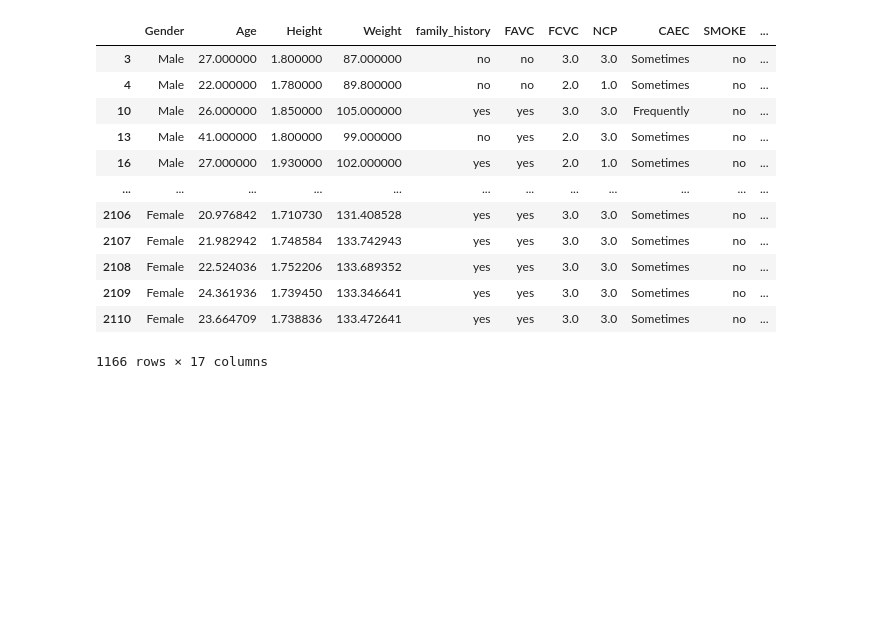
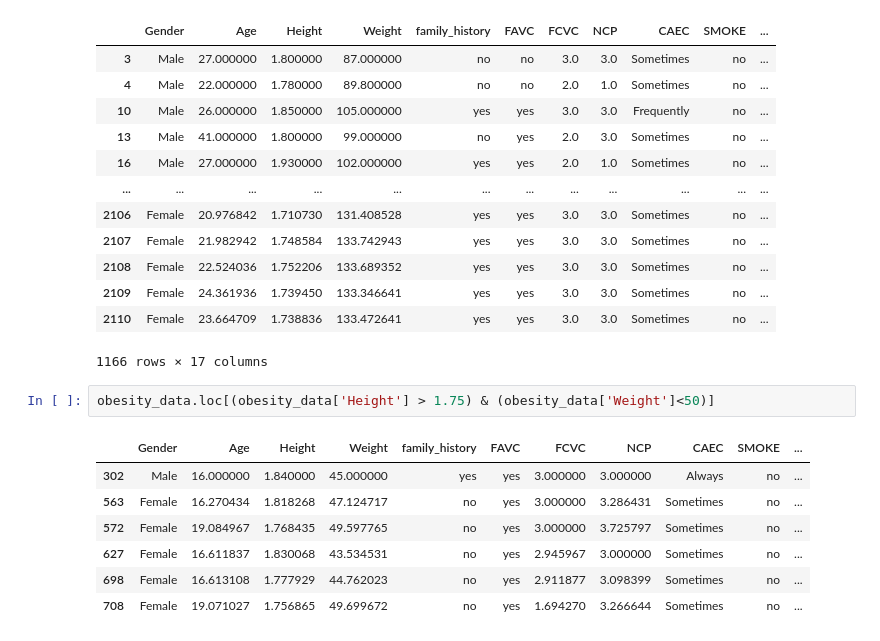
Before and after one commit to Nevin100/Pandas-PlayGround, a Jupyter notebook: Pandas.ipynb, the cells around one changed output. Cells and saved outputs as stored; diff of their text form; blank space fills up the shorter version.

```diff
--- a/Pandas.ipynb
+++ b/Pandas.ipynb
@@ -229,3 +229,13 @@ obesity_data.loc[obesity_data['Weight'] > 80]
 | 2109 | Female | 24.361936 | 1.739450 | 133.346641 | yes | yes | 3.0 | 3.0 | Sometimes | no | ... |
 | 2110 | Female | 23.664709 | 1.738836 | 133.472641 | yes | yes | 3.0 | 3.0 | Sometimes | no | ... |
 1166 rows × 17 columns
+# %%
+obesity_data.loc[(obesity_data['Height'] > 1.75) & (obesity_data['Weight']<50)]
+# %% [output]
+|  | Gender | Age | Height | Weight | family_history | FAVC | FCVC | NCP | CAEC | SMOKE | ... |
+| 302 | Male | 16.000000 | 1.840000 | 45.000000 | yes | yes | 3.000000 | 3.000000 | Always | no | ... |
+| 563 | Female | 16.270434 | 1.818268 | 47.124717 | no | yes | 3.000000 | 3.286431 | Sometimes | no | ... |
+| 572 | Female | 19.084967 | 1.768435 | 49.597765 | no | yes | 3.000000 | 3.725797 | Sometimes | no | ... |
+| 627 | Female | 16.611837 | 1.830068 | 43.534531 | no | yes | 2.945967 | 3.000000 | Sometimes | no | ... |
+| 698 | Female | 16.613108 | 1.777929 | 44.762023 | no | yes | 2.911877 | 3.098399 | Sometimes | no | ... |
+| 708 | Female | 19.071027 | 1.756865 | 49.699672 | no | yes | 1.694270 | 3.266644 | Sometimes | no | ... |
```
